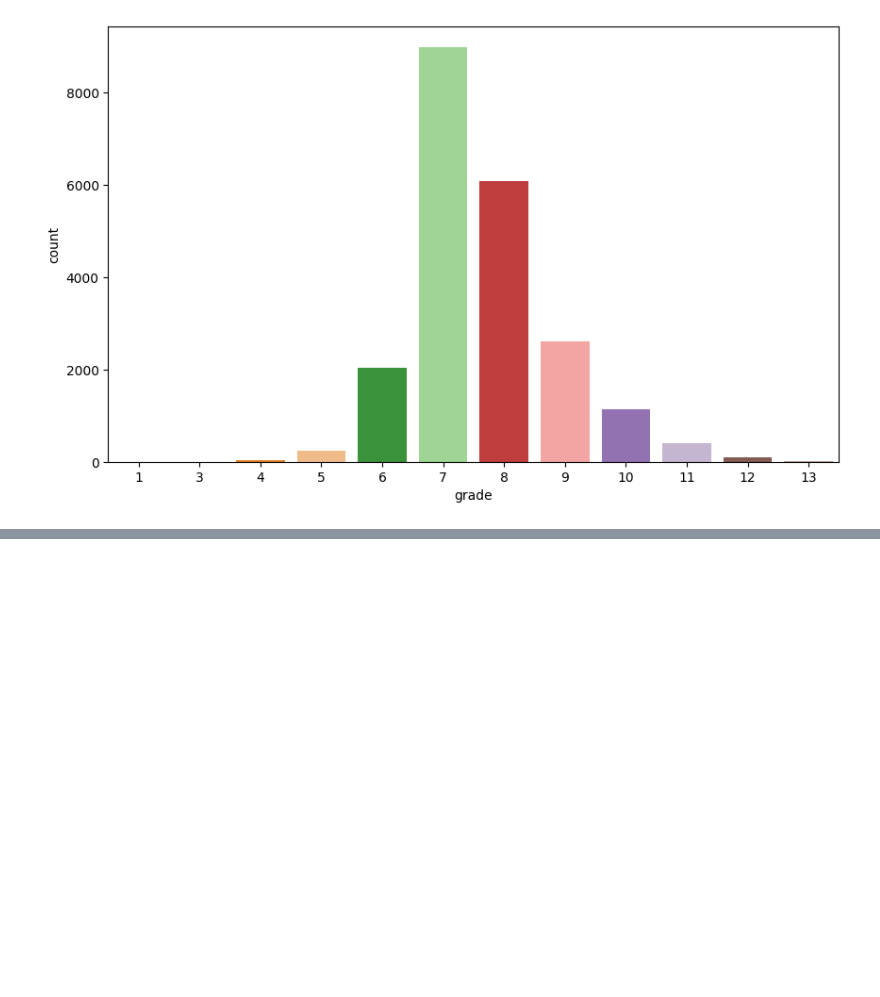
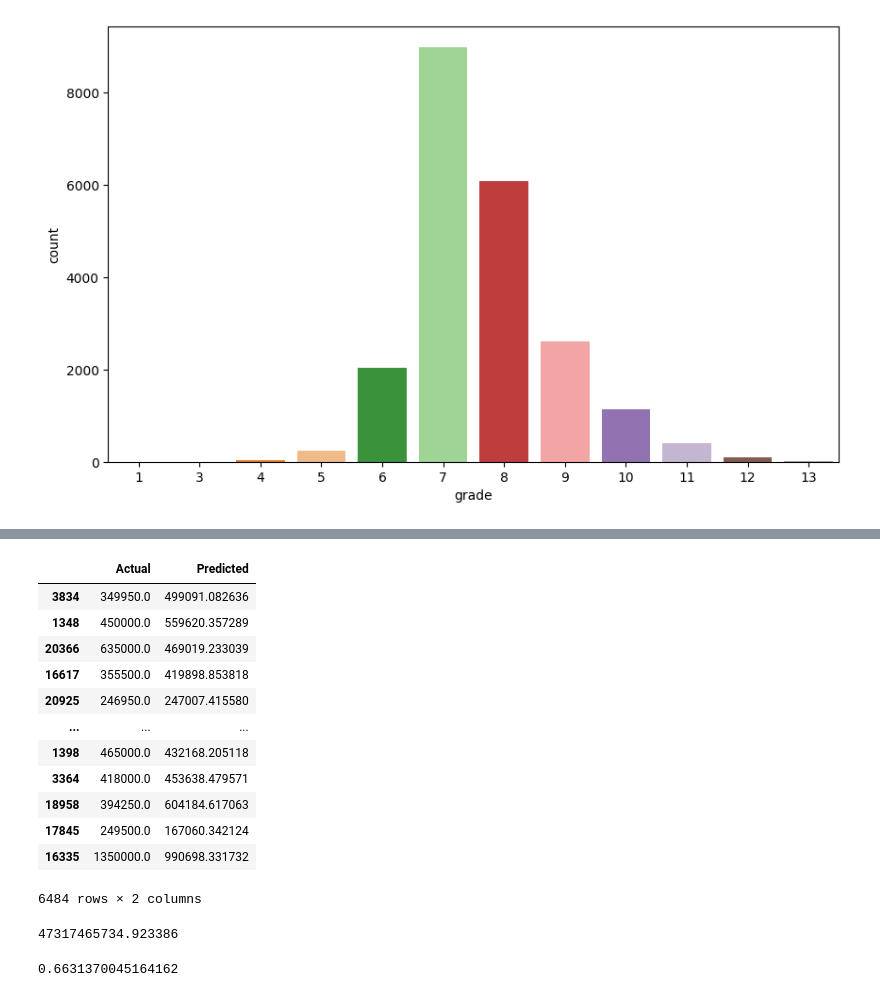
Before and after one commit to omarabdullatiff/house-price-prediction, a Jupyter notebook: house_price_pred.ipynb, the cells around one changed output, grey strips where cells are left out. Cells and saved outputs as stored; diff of their text form; code cells hidden in the pictures; blank space fills up the shorter version.

```diff
--- a/house_price_pred.ipynb
+++ b/house_price_pred.ipynb
@@ -169,0 +202,37 @@ px.scatter(data, x='sqft_living', y='price', color='grade')
+# %%
+# Drop the date column as it is not needed
+data.drop(['date'],axis = 1 ,inplace = True)
+# %%
+# Multivariate Linear Regression
+# Using multiple features to predict house prices
+multivariate_features = data.drop('price', axis=1)
+multivariate_target = data['price']
+X_train, X_test, Y_train, Y_test = train_test_split(multivariate_features, multivariate_target, test_size=0.3, random_state=101)
+LR_multi = LinearRegression()
+LR_multi.fit(X_train, Y_train)
+y_pred_multi = LR_multi.predict(X_test)
+pd.DataFrame({'Actual': Y_test, 'Predicted': y_pred_multi})
+# %% [output]
+|  | Actual | Predicted |
+| 3834 | 349950.0 | 499091.082636 |
+| 1348 | 450000.0 | 559620.357289 |
+| 20366 | 635000.0 | 469019.233039 |
+| 16617 | 355500.0 | 419898.853818 |
+| 20925 | 246950.0 | 247007.415580 |
+| ... | ... | ... |
+| 1398 | 465000.0 | 432168.205118 |
+| 3364 | 418000.0 | 453638.479571 |
+| 18958 | 394250.0 | 604184.617063 |
+| 17845 | 249500.0 | 167060.342124 |
+| 16335 | 1350000.0 | 990698.331732 |
+6484 rows × 2 columns
+# %%
+metrics.mean_squared_error(Y_test, y_pred_multi)
+# %% [output]
+47317465734.923386
+# %%
+# Evaluate the model
+
+LR_multi.score(X_test, Y_test)
+# %% [output]
+0.6631370045164162
```
Also changed, not shown: parts of 21 cells of this notebook.
